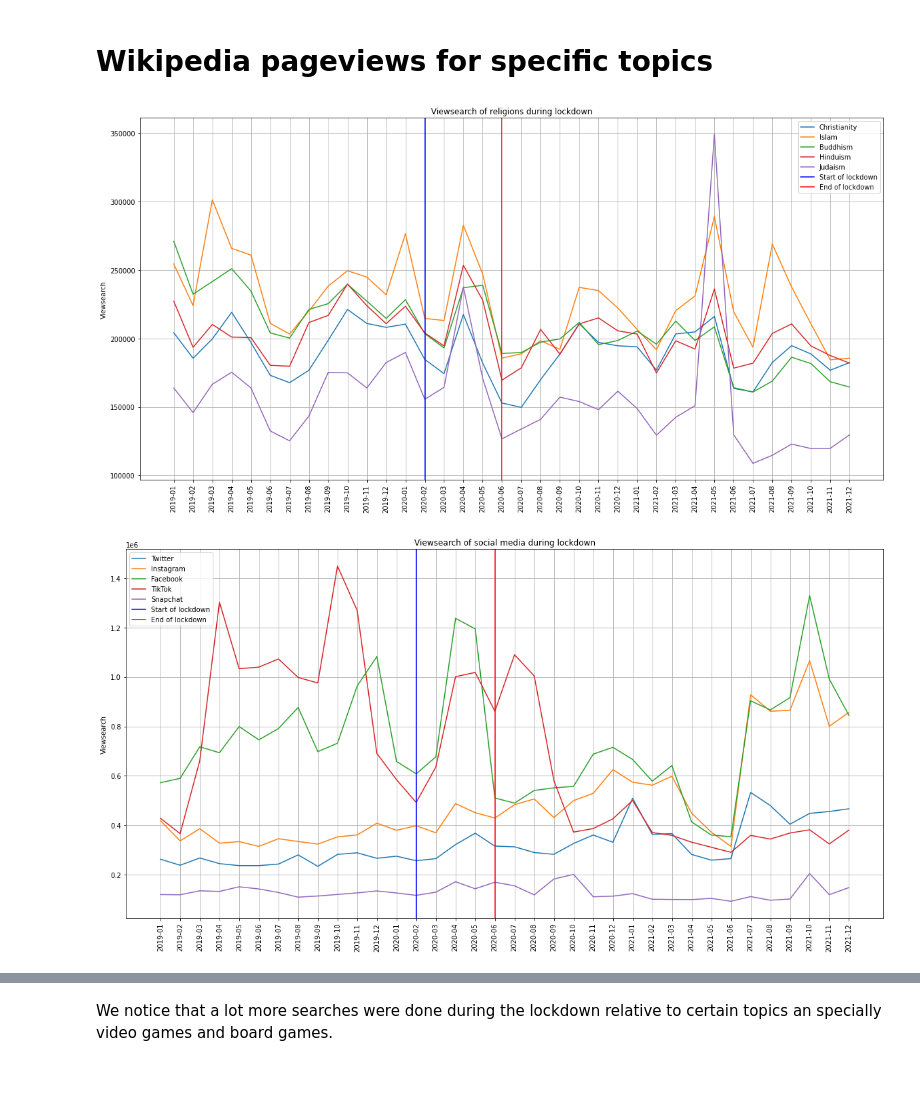
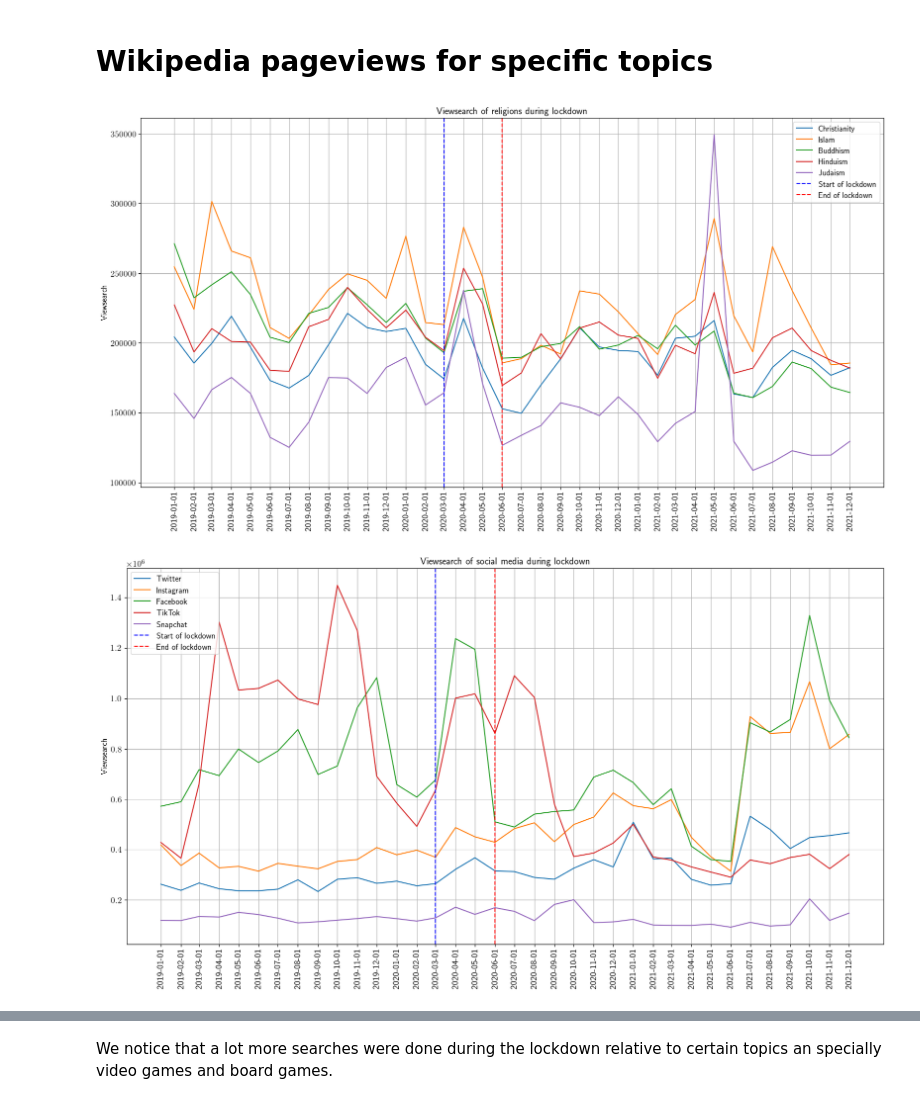
Before and after one commit to epfl-ada/ada-2022-project-teamjose, a Jupyter notebook: analyses/Project_p2_final.ipynb, the cells around one changed output, grey strips where cells are left out. Drawn from its saved outputs; the diff is of its cells as text; code cells hidden in the pictures; blank space fills up the shorter version.

```diff
--- a/analyses/Project_p2_final.ipynb
+++ b/analyses/Project_p2_final.ipynb
@@ -452,24 +432,25 @@ video_games = pd.read_csv("data/video_games.csv")
 board_games = pd.read_csv("data/board_games.csv")
 streaming = pd.read_csv("data/streaming.csv")
 
-dates = video_games["Date"]
+dates = video_games["Date"].apply(lambda x: pd.to_datetime(x)).dt.date
 # %%
 plt.figure(figsize=(20,10))
 plt.plot(dates, religion["Christianity"], label="Christianity")
 plt.plot(dates, religion["Islam"], label="Islam")
 plt.plot(dates, religion["Buddhism"], label="Buddhism")
 plt.plot(dates, religion["Hinduism"], label="Hinduism")
 plt.plot(dates, religion["Judaism"], label="Judaism")
 plt.tick_params(axis='x', labelrotation=90)
-plt.axvline(x = 13, color = 'b', label = 'Start of lockdown')
-plt.axvline(x = 17, color = 'r', label = 'End of lockdown')
+plt.xticks(dates, dates, rotation='vertical')
+plt.axvline(x = pd.to_datetime("03/01/2020"), color = 'b', label = 'Start of lockdown', linestyle='--')
+plt.axvline(x = pd.to_datetime("06/01/2020"), color = 'r', label = 'End of lockdown', linestyle='--')
 plt.legend()
 plt.grid()
 plt.title("Viewsearch of religions during lockdown")
 plt.ylabel("Viewsearch")
 plt.show()
 # %% [output]
-[figure, old version]
+[figure, new version]
 # %%
 plt.figure(figsize=(20,10))
 plt.plot(dates, social_media["Twitter"], label="Twitter")
@@ -478,15 +459,16 @@ plt.plot(dates, social_media["Facebook"], label="Facebook")
 plt.plot(dates, social_media["TikTok"], label="TikTok")
 plt.plot(dates, social_media["Snapchat"], label="Snapchat")
 plt.tick_params(axis='x', labelrotation=90)
-plt.axvline(x = 13, color = 'b', label = 'Start of lockdown')
-plt.axvline(x = 17, color = 'r', label = 'End of lockdown')
+plt.xticks(dates, dates, rotation='vertical')
+plt.axvline(x = pd.to_datetime("03/01/2020"), color = 'b', label = 'Start of lockdown', linestyle='--')
+plt.axvline(x = pd.to_datetime("06/01/2020"), color = 'r', label = 'End of lockdown', linestyle='--')
 plt.legend()
 plt.grid()
 plt.title("Viewsearch of social media during lockdown")
 plt.ylabel("Viewsearch")
 plt.show()
 # %% [output]
-[figure, old version]
+[figure, new version]
 # %%
 plt.figure(figsize=(20,10))
 plt.plot(dates, video_games["League of Legends"], label="League of Legends")
```
Also changed, not shown: parts of 35 cells of this notebook, 36 other files.
